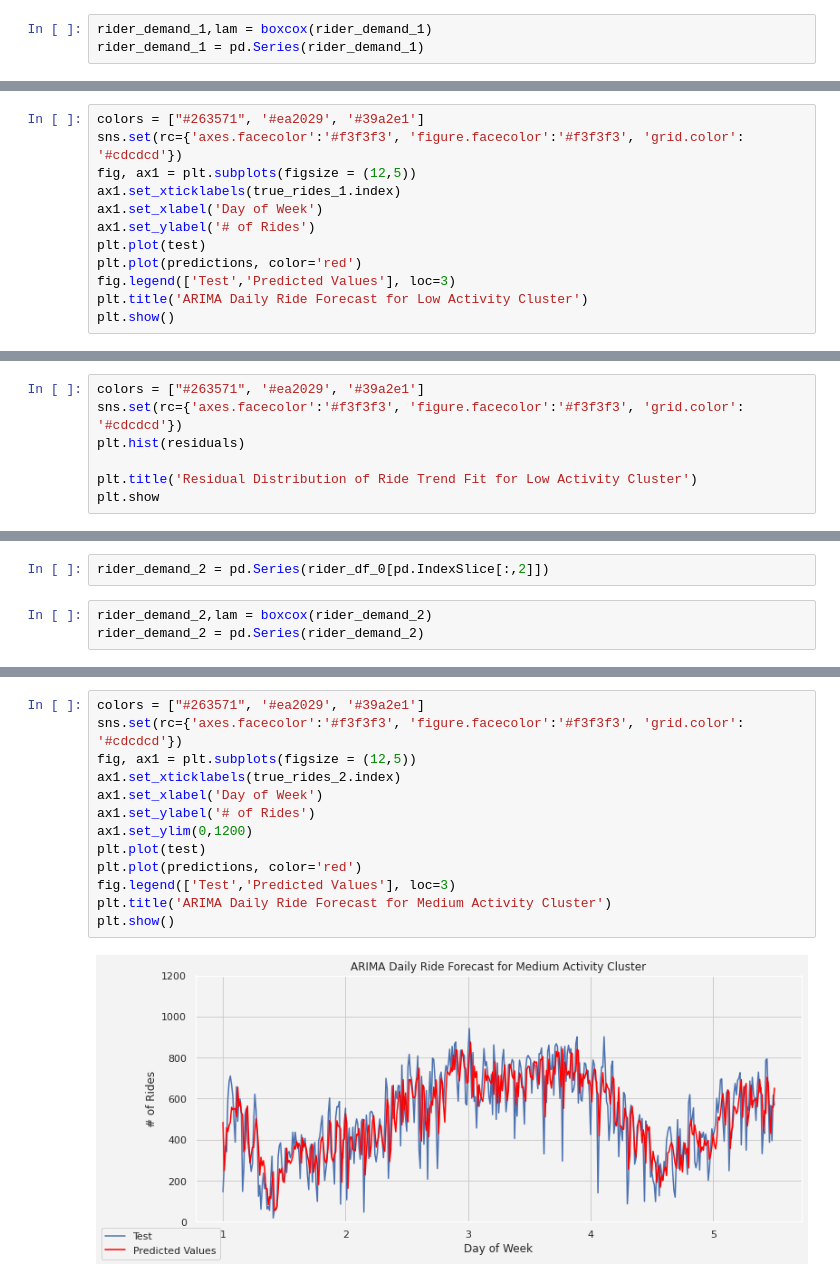
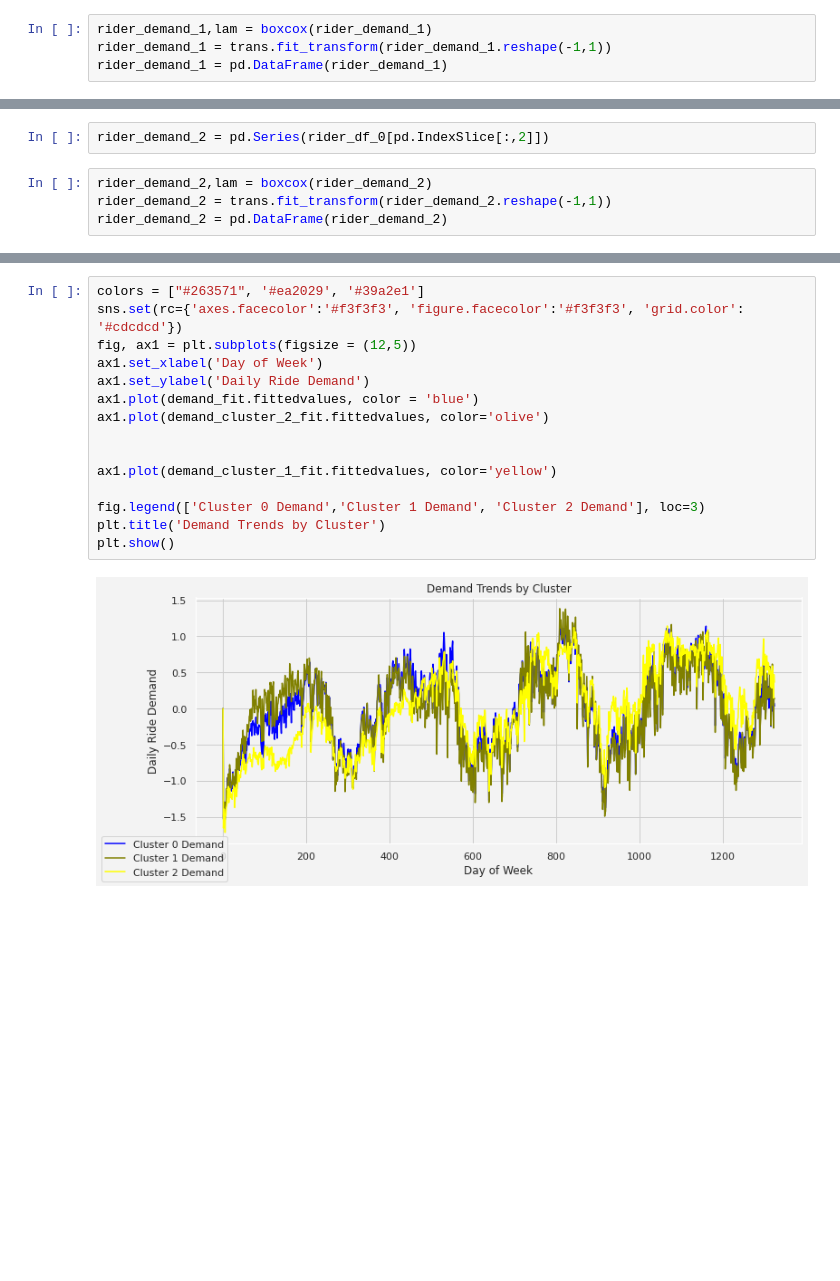
Before and after one commit to evan-kiolbassa/citibike, a Jupyter notebook: Models/Ride Demand Time Series Analysis.ipynb, the cells around one changed output, grey strips where cells are left out. Cells and saved outputs as stored; diff of their text form; blank space fills up the shorter version.

```diff
--- a/Models/Ride Demand Time Series Analysis.ipynb
+++ b/Models/Ride Demand Time Series Analysis.ipynb
@@ -200,4 +151,5 @@ plt.show
 rider_demand_1 = pd.Series(rider_df_0[pd.IndexSlice[:,1]])
 # %%
 rider_demand_1,lam = boxcox(rider_demand_1)
-rider_demand_1 = pd.Series(rider_demand_1)
+rider_demand_1 = trans.fit_transform(rider_demand_1.reshape(-1,1))
+rider_demand_1 = pd.DataFrame(rider_demand_1)
@@ -275,12 +199,0 @@ max      10.347939
-# %%
-colors = ["#263571", '#ea2029', '#39a2e1']
-sns.set(rc={'axes.facecolor':'#f3f3f3', 'figure.facecolor':'#f3f3f3', 'grid.color': '#cdcdcd'})
-fig, ax1 = plt.subplots(figsize = (12,5))
-ax1.set_xticklabels(true_rides_1.index)
-ax1.set_xlabel('Day of Week')
-ax1.set_ylabel('# of Rides')
-plt.plot(test)
-plt.plot(predictions, color='red')
-fig.legend(['Test','Predicted Values'], loc=3)
-plt.title('ARIMA Daily Ride Forecast for Low Activity Cluster')
-plt.show()
@@ -289,7 +199,0 @@ plt.show()
-# %%
-colors = ["#263571", '#ea2029', '#39a2e1']
-sns.set(rc={'axes.facecolor':'#f3f3f3', 'figure.facecolor':'#f3f3f3', 'grid.color': '#cdcdcd'})
-plt.hist(residuals)
-
-plt.title('Residual Distribution of Ride Trend Fit for Low Activity Cluster')
-plt.show
@@ -300,4 +201,5 @@ plt.show
 rider_demand_2 = pd.Series(rider_df_0[pd.IndexSlice[:,2]])
 # %%
 rider_demand_2,lam = boxcox(rider_demand_2)
-rider_demand_2 = pd.Series(rider_demand_2)
+rider_demand_2 = trans.fit_transform(rider_demand_2.reshape(-1,1))
+rider_demand_2 = pd.DataFrame(rider_demand_2)
@@ -374,15 +249,17 @@ max     375.780567
 # %%
 colors = ["#263571", '#ea2029', '#39a2e1']
 sns.set(rc={'axes.facecolor':'#f3f3f3', 'figure.facecolor':'#f3f3f3', 'grid.color': '#cdcdcd'})
 fig, ax1 = plt.subplots(figsize = (12,5))
-ax1.set_xticklabels(true_rides_2.index)
 ax1.set_xlabel('Day of Week')
-ax1.set_ylabel('# of Rides')
-ax1.set_ylim(0,1200)
-plt.plot(test)
-plt.plot(predictions, color='red')
-fig.legend(['Test','Predicted Values'], loc=3)
-plt.title('ARIMA Daily Ride Forecast for Medium Activity Cluster')
+ax1.set_ylabel('Daily Ride Demand')
+ax1.plot(demand_fit.fittedvalues, color = 'blue')
+ax1.plot(demand_cluster_2_fit.fittedvalues, color='olive')
+
+
+ax1.plot(demand_cluster_1_fit.fittedvalues, color='yellow')
+
+fig.legend(['Cluster 0 Demand','Cluster 1 Demand', 'Cluster 2 Demand'], loc=3)
+plt.title('Demand Trends by Cluster')
 plt.show()
 # %% [output]
-[figure, old version]
+[figure, new version]
```
Also changed, not shown: parts of 31 cells of this notebook, 1 other file.
